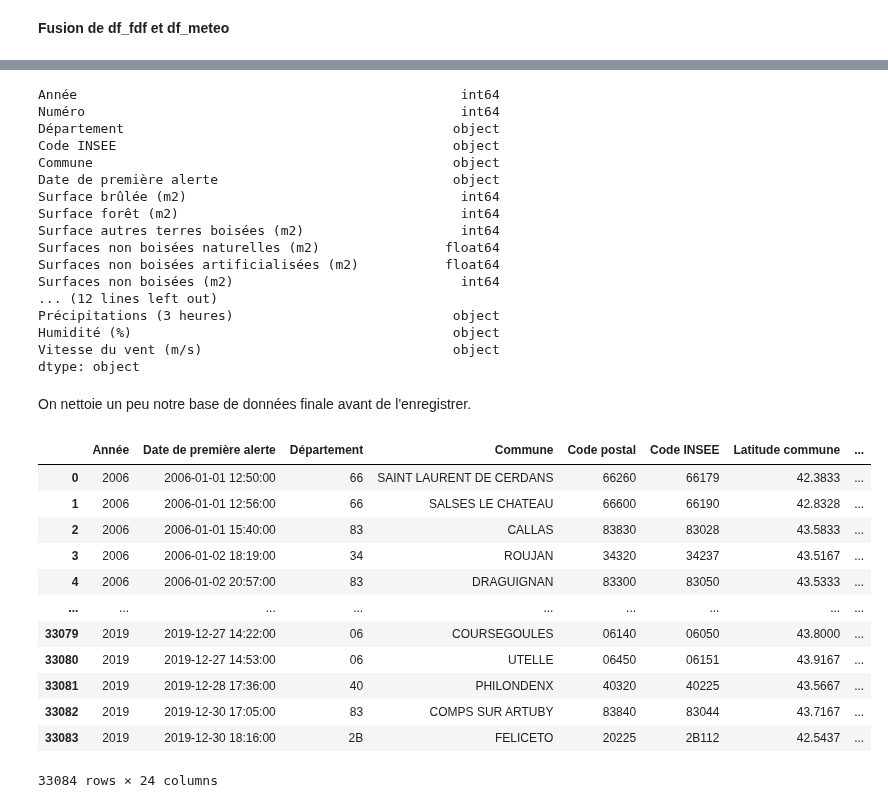
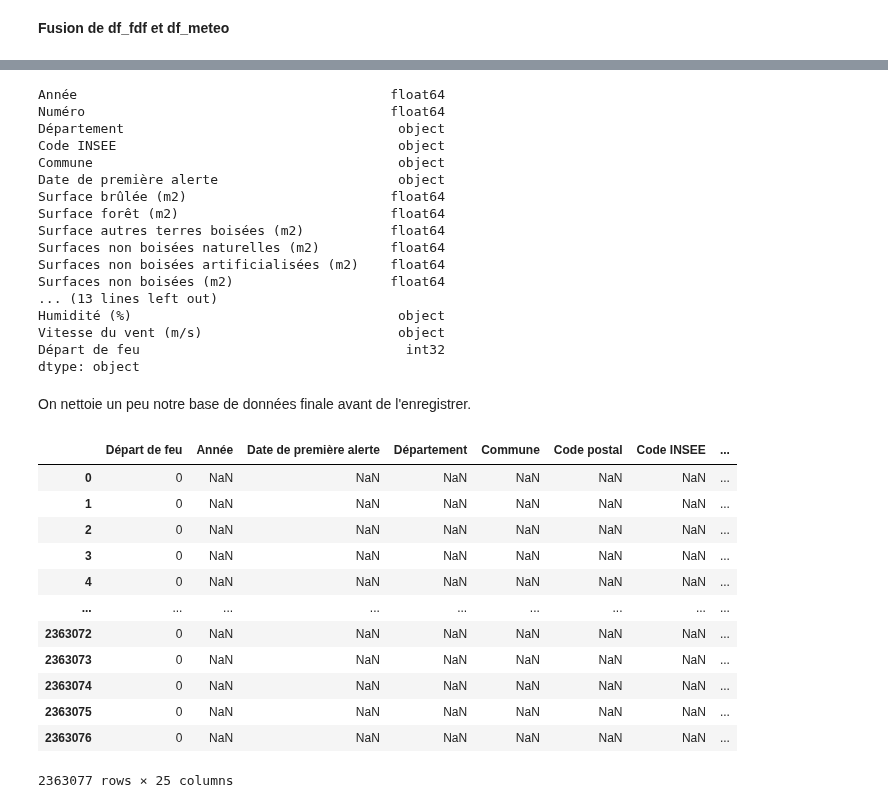
Before and after one commit to Theo-Clavel/feux_de_foret, a Jupyter notebook: Partie1.ipynb, the cells around one changed output, grey strips where cells are left out. Drawn from its saved outputs; the diff is of its cells as text; code cells hidden in the pictures.

```diff
--- a/Partie1.ipynb
+++ b/Partie1.ipynb
@@ -127,6 +127,7 @@ def concat_meteo(year_begin, year_end):
 #df_meteo.to_csv('data_meteo.csv', index = False)
 # %%
 df_meteo = pd.read_csv('data_meteo.csv')
+df_meteo = df_meteo.drop_duplicates(ignore_index = True)
 df_meteo
 # %% [output]
 |  | Station | Date | Température (°C) | Précipitations (3 heures) | Humidité (%) | Vitesse du vent (m/s) |
@@ -431,8 +432,10 @@ df_meteo['key'] = df_meteo['Station'].apply(lambda row: str(row)) + df_meteo['Da
 # %% [markdown]
 **Fusion de df_fdf et df_meteo**
 # %%
-df = pd.merge(df_fdf, df_meteo, on = 'key', how = 'inner')
-df = df.drop(columns = ['key', 'Date', 'Station'])
+df = pd.merge(df_fdf, df_meteo, on = 'key', how = 'right')
+df = df.drop(columns = ['key', 'Station', 'Date de relevé'])
+df['Départ de feu'] = df['Surface brûlée (m2)'].notna()
+df['Départ de feu'] = df['Départ de feu'].astype(int)
 df
 # %% [output]
 |  | Année | Numéro | Département | Code INSEE | Commune | Date de première alerte | Surface brûlée (m2) | ... |
@@ -451,43 +454,46 @@ df
 # %%
 df.dtypes
 # %% [output]
-Année                                                 int64
-Numéro                                                int64
-Département                                          object
-Code INSEE                                           object
-Commune                                              object
-Date de première alerte                              object
-Surface brûlée (m2)                                   int64
-Surface forêt (m2)                                    int64
-Surface autres terres boisées (m2)                    int64
-Surfaces non boisées naturelles (m2)                float64
-Surfaces non boisées artificialisées (m2)           float64
-Surfaces non boisées (m2)                             int64
-... (12 lines left out)
-Précipitations (3 heures)                            object
-Humidité (%)                                         object
-Vitesse du vent (m/s)                                object
+Année                                        float64
+Numéro                                       float64
+Département                                   object
+Code INSEE                                    object
+Commune                                       object
+Date de première alerte                       object
+Surface brûlée (m2)                          float64
+Surface forêt (m2)                           float64
+Surface autres terres boisées (m2)           float64
+Surfaces non boisées naturelles (m2)         float64
+Surfaces non boisées artificialisées (m2)    float64
+Surfaces non boisées (m2)                    float64
+... (13 lines left out)
+Humidité (%)                                  object
+Vitesse du vent (m/s)                         object
+Départ de feu                                  int32
 dtype: object
 # %% [markdown]
 On nettoie un peu notre base de données finale avant de l'enregistrer.
 # %%
 df = df.drop(columns = ['Numéro', 'Précision des surfaces', 'Statut'])
-df = df.reindex(columns = ['Année','Date de première alerte','Département','Commune','Code postal','Code INSEE', 'Latitude commune','Longitude commune','Surface brûlée (m2)','Surface forêt (m2)','Surface autres terres boisées (m2)','Surfaces non boisées naturelles (m2)','Surfaces non boisées artificialisées (m2)','Surfaces non boisées (m2)','Station la plus proche','id_station','Latitude station','Longitude station','Altitude station','Date de relevé','Température (°C)','Précipitations (3 heures)','Humidité (%)','Vitesse du vent (m/s)'])
+df = df.reindex(columns = ['Départ de feu','Année','Date de première alerte','Département','Commune','Code postal','Code INSEE', 'Latitude commune','Longitude commune','Surface brûlée (m2)','Surface forêt (m2)','Surface autres terres boisées (m2)','Surfaces non boisées naturelles (m2)','Surfaces non boisées artificialisées (m2)','Surfaces non boisées (m2)','Station la plus proche','id_station','Latitude station','Longitude station','Altitude station','Date','Température (°C)','Précipitations (3 heures)','Humidité (%)','Vitesse du vent (m/s)'])
+df = df.replace('mq', np.nan)
+df[['Température (°C)', 'Précipitations (3 heures)', 'Humidité (%)', 'Vitesse du vent (m/s)']] = df[['Température (°C)', 'Précipitations (3 heures)', 'Humidité (%)', 'Vitesse du vent (m/s)']].astype(float)
+df[['Année']] = df[['Année']].astype(object)
 df
 # %% [output]
-|  | Année | Date de première alerte | Département | Commune | Code postal | Code INSEE | Latitude commune | ... |
-| 0 | 2006 | 2006-01-01 12:50:00 | 66 | SAINT LAURENT DE CERDANS | 66260 | 66179 | 42.3833 | ... |
-| 1 | 2006 | 2006-01-01 12:56:00 | 66 | SALSES LE CHATEAU | 66600 | 66190 | 42.8328 | ... |
-| 2 | 2006 | 2006-01-01 15:40:00 | 83 | CALLAS | 83830 | 83028 | 43.5833 | ... |
-| 3 | 2006 | 2006-01-02 18:19:00 | 34 | ROUJAN | 34320 | 34237 | 43.5167 | ... |
-| 4 | 2006 | 2006-01-02 20:57:00 | 83 | DRAGUIGNAN | 83300 | 83050 | 43.5333 | ... |
+|  | Départ de feu | Année | Date de première alerte | Département | Commune | Code postal | Code INSEE | ... |
+| 0 | 0 | NaN | NaN | NaN | NaN | NaN | NaN | ... |
+| 1 | 0 | NaN | NaN | NaN | NaN | NaN | NaN | ... |
+| 2 | 0 | NaN | NaN | NaN | NaN | NaN | NaN | ... |
+| 3 | 0 | NaN | NaN | NaN | NaN | NaN | NaN | ... |
+| 4 | 0 | NaN | NaN | NaN | NaN | NaN | NaN | ... |
 | ... | ... | ... | ... | ... | ... | ... | ... | ... |
-| 33079 | 2019 | 2019-12-27 14:22:00 | 06 | COURSEGOULES | 06140 | 06050 | 43.8000 | ... |
-| 33080 | 2019 | 2019-12-27 14:53:00 | 06 | UTELLE | 06450 | 06151 | 43.9167 | ... |
-| 33081 | 2019 | 2019-12-28 17:36:00 | 40 | PHILONDENX | 40320 | 40225 | 43.5667 | ... |
-| 33082 | 2019 | 2019-12-30 17:05:00 | 83 | COMPS SUR ARTUBY | 83840 | 83044 | 43.7167 | ... |
-| 33083 | 2019 | 2019-12-30 18:16:00 | 2B | FELICETO | 20225 | 2B112 | 42.5437 | ... |
+| 2363072 | 0 | NaN | NaN | NaN | NaN | NaN | NaN | ... |
+| 2363073 | 0 | NaN | NaN | NaN | NaN | NaN | NaN | ... |
+| 2363074 | 0 | NaN | NaN | NaN | NaN | NaN | NaN | ... |
+| 2363075 | 0 | NaN | NaN | NaN | NaN | NaN | NaN | ... |
+| 2363076 | 0 | NaN | NaN | NaN | NaN | NaN | NaN | ... |
-33084 rows × 24 columns
+2363077 rows × 25 columns
 # %%
 df.dtypes
 # %% [output]
```
Also changed, not shown: parts of 3 cells of this notebook, 4 other files.
